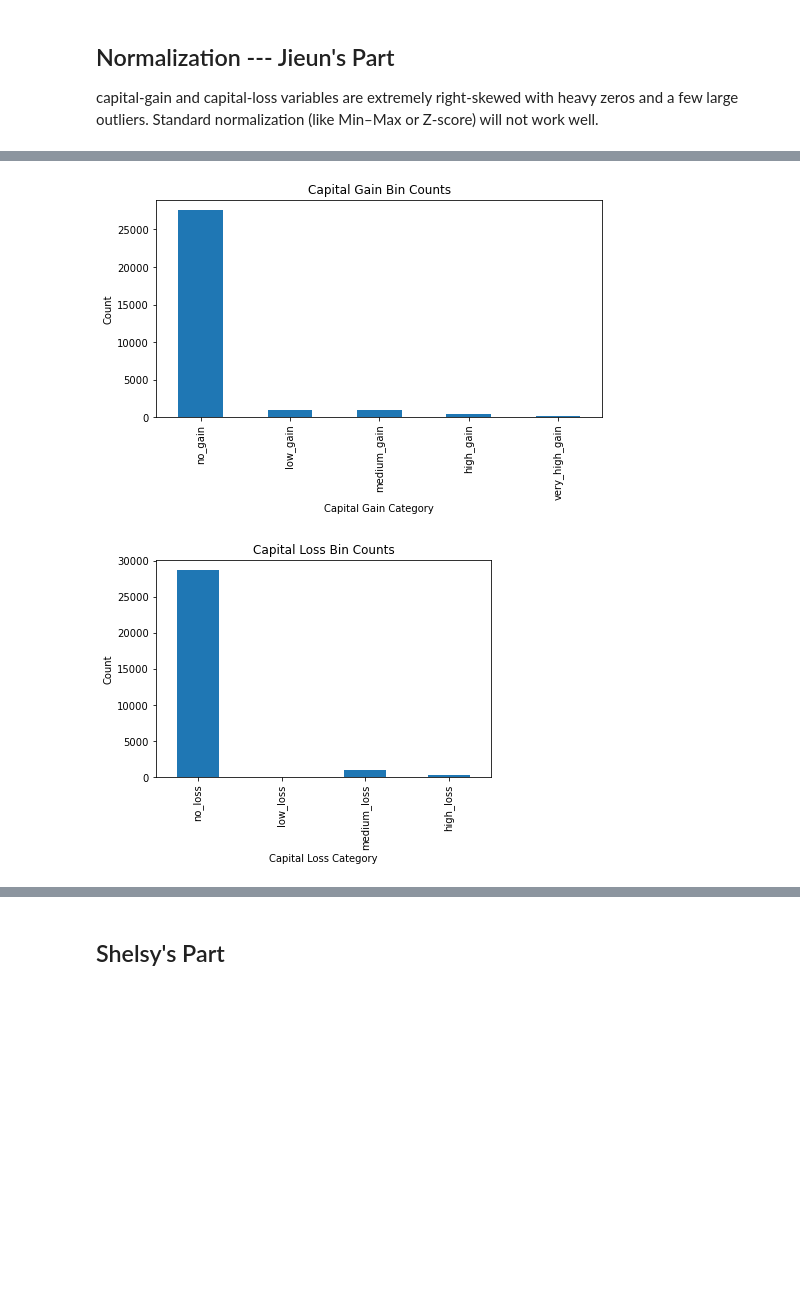
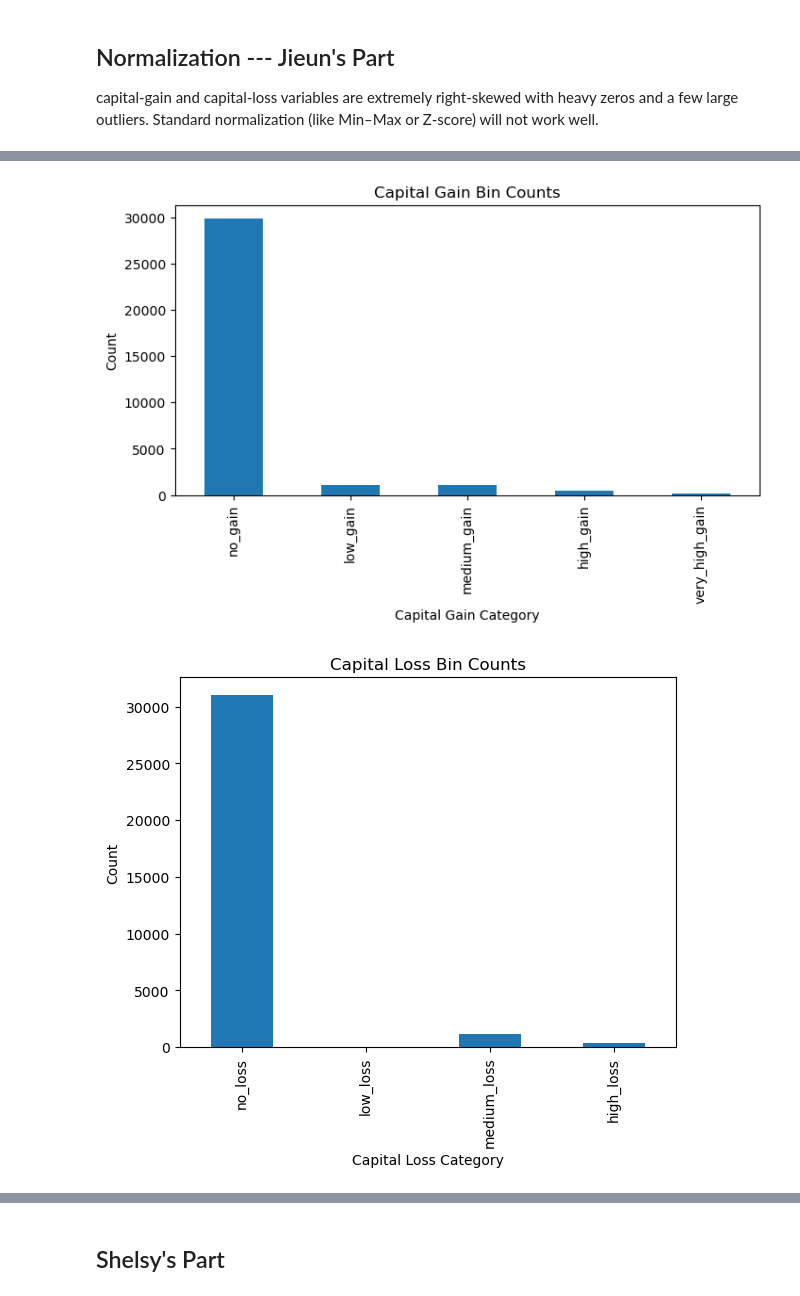
Before and after one commit to JohnAChester/fordham_classification, a Jupyter notebook: CombinedCode.ipynb, the cells around one changed output, grey strips where cells are left out. Drawn from its saved outputs; the diff is of its cells as text; code cells hidden in the pictures; blank space fills up the shorter version.

```diff
--- a/CombinedCode.ipynb
+++ b/CombinedCode.ipynb
@@ -123,4 +99,0 @@ Name: count, dtype: int64
-# %%
-#turn "?" into missing values in both sets
-
-train_df.replace("?", pd.NA, inplace=True)
@@ -176,9 +173,9 @@ Train shape before dropping NaN: (32561, 15)
 Test shape before dropping NaN: (16281, 15)
 # %%
 # Drop rows with any NaN
-train_df = train_df.dropna()
-test_df = test_df.dropna()
+#train_df = train_df.dropna()
+#test_df = test_df.dropna()
 
 # After dropping
-print("Train shape after dropping NaN:", train_df.shape)
-print("Test shape after dropping NaN:", test_df.shape)
+#print("Train shape after dropping NaN:", train_df.shape)
+#print("Test shape after dropping NaN:", test_df.shape)
@@ -461,10 +651,12 @@ relationship_Wife             education-cat_Some-college    0.000037
 Length: 756, dtype: float64
 # %%
 # Convert pred to binary
-train_df['target'] = train_df['pred'].apply(lambda x: 1 if x == '>50K' else 0)
+binary_corr_df = train_df.copy()
+
+binary_corr_df['target'] = binary_corr_df['pred'].apply(lambda x: 1 if x == '>50K' else 0)
 
 # One-hot encode ALL features except target
-encoded = pd.get_dummies(train_df.drop(columns=['pred']), drop_first=True)
+encoded = pd.get_dummies(binary_corr_df.drop(columns=['pred']), drop_first=True)
 
 # Compute correlation with target only
 corr_target = encoded.corr()['target'].sort_values(ascending=False)
@@ -567,13 +775,13 @@ plt.show()
 # %%
 #Binning
-
+bin_train_df = train_df.copy()
 
 # capital-gain bins
 gain_bins = [-1, 0, 5000, 15000, 30000, np.inf]
 gain_labels = ['no_gain', 'low_gain', 'medium_gain', 'high_gain', 'very_high_gain']
 
-eda_df['capital_gain_bin'] = pd.cut(
-    eda_df['capital-gain'],
+bin_train_df['capital_gain_bin'] = pd.cut(
+    bin_train_df['capital-gain'],
     bins=gain_bins,
     labels=gain_labels
 )
@@ -582,13 +790,15 @@ eda_df['capital_gain_bin'] = pd.cut(
 loss_bins = [-1, 0, 1000, 2000, np.inf]
 loss_labels = ['no_loss', 'low_loss', 'medium_loss', 'high_loss']
 
-eda_df['capital_loss_bin'] = pd.cut(
-    eda_df['capital-loss'],
+bin_train_df['capital_loss_bin'] = pd.cut(
+    bin_train_df['capital-loss'],
     bins=loss_bins,
     labels=loss_labels
 )
 
-print(eda_df['capital_gain_bin'].value_counts(), "\n\n")
-print(eda_df['capital_loss_bin'].value_counts())
+bin_train_df.drop(['capital-gain','capital-loss'],axis=1, inplace=True)
+
+print(bin_train_df['capital_gain_bin'].value_counts(), "\n\n")
+print(bin_train_df['capital_loss_bin'].value_counts())
 # %% [output]
 capital_gain_bin
@@ -608,17 +818,17 @@ low_loss          34
 Name: count, dtype: int64
 # %%
 plt.figure(figsize=(8, 4))
-eda_df['capital_gain_bin'].value_counts().sort_index().plot(kind='bar')
+bin_train_df['capital_gain_bin'].value_counts().sort_index().plot(kind='bar')
 plt.title("Capital Gain Bin Counts")
 plt.xlabel("Capital Gain Category")
 plt.ylabel("Count")
 plt.show()
 
-eda_df['capital_loss_bin'].value_counts().sort_index().plot(kind='bar')
+bin_train_df['capital_loss_bin'].value_counts().sort_index().plot(kind='bar')
 plt.title("Capital Loss Bin Counts")
 plt.xlabel("Capital Loss Category")
 plt.ylabel("Count")
 plt.show()
 # %% [output]
-[figure, old version]
+[figure, new version]
-[figure, old version]
+[figure, new version]
```
Also changed, not shown: parts of 45 cells of this notebook.
